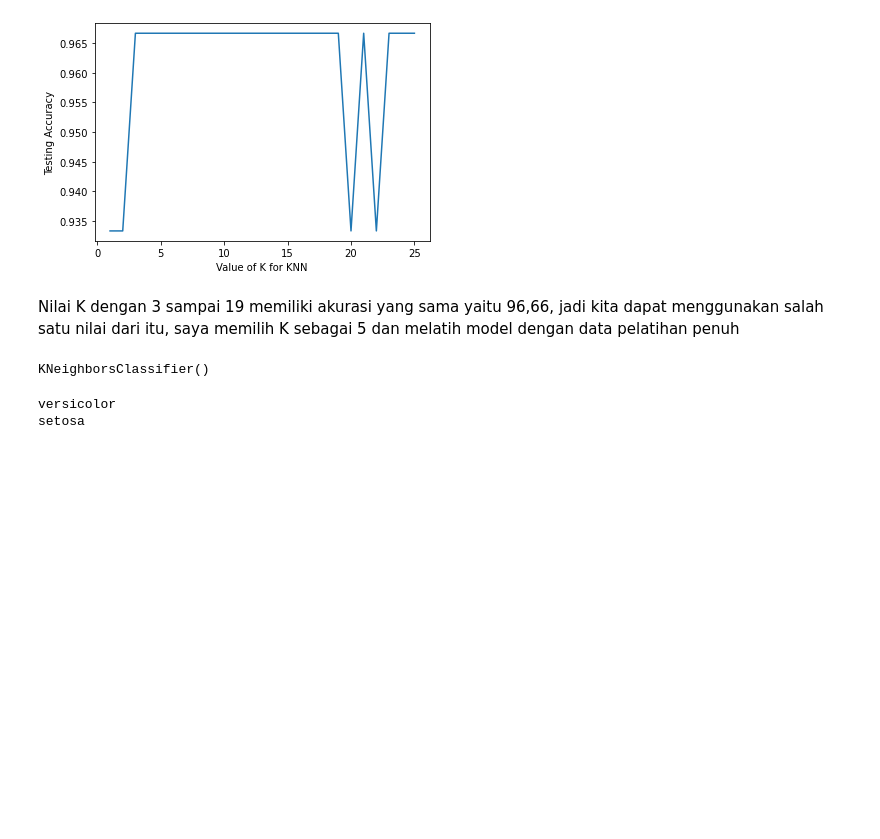
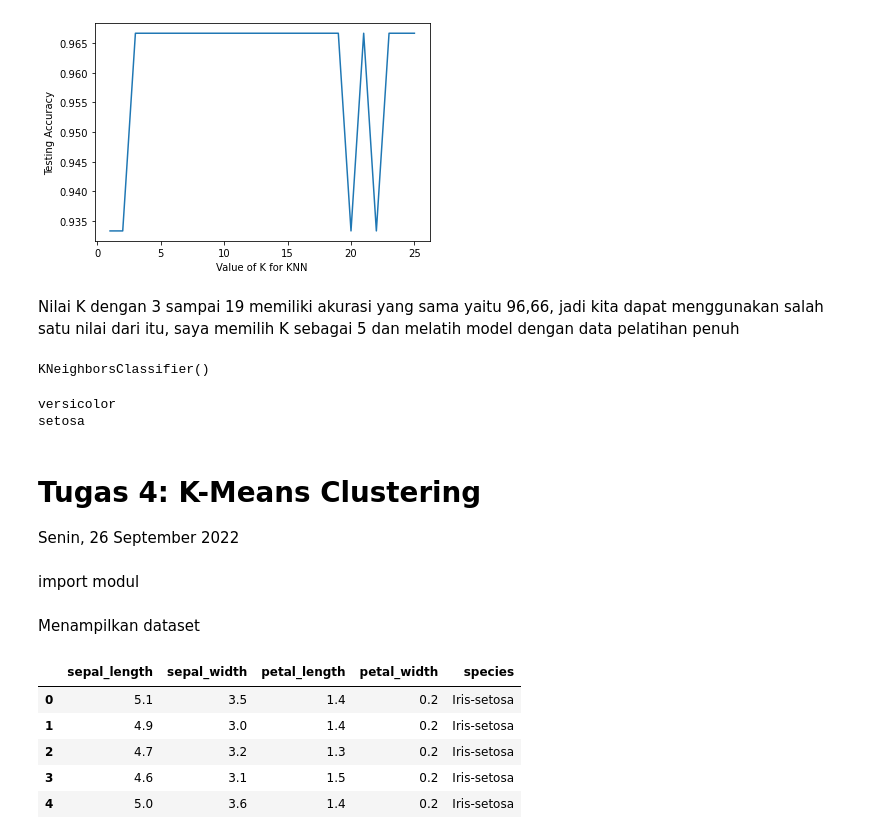
Before and after one commit to RibutDwiArtah023/DATAMINING, a Jupyter notebook: _sources/Tugas 1.ipynb, the cells around one changed output. Cells and saved outputs as stored; diff of their text form; code cells hidden in the pictures; blank space fills up the shorter version.

```diff
--- a/_sources/Tugas 1.ipynb
+++ b/_sources/Tugas 1.ipynb
@@ -1917,3 +1917,8 @@ print(classes[y_predict[1]])
 # %% [output]
 versicolor
 setosa
+# %% [markdown]
+# **Tugas 4: K-Means Clustering**
+Senin, 26 September 2022
+# %% [markdown]
+import modul
@@ -1919,0 +1933,14 @@ setosa
+# %% [markdown]
+Menampilkan dataset
+# %%
+url = "https://raw.githubusercontent.com/RibutDwiArtah023/datamining/main/IRIS.csv"
+#colnames = ['sepal-length', 'sepal-width', 'petal-length', 'petal-width', 'Class']
+air = pd.read_csv(url)
+air.head()
+# %% [output]
+|  | sepal_length | sepal_width | petal_length | petal_width | species |
+| 0 | 5.1 | 3.5 | 1.4 | 0.2 | Iris-setosa |
+| 1 | 4.9 | 3.0 | 1.4 | 0.2 | Iris-setosa |
+| 2 | 4.7 | 3.2 | 1.3 | 0.2 | Iris-setosa |
+| 3 | 4.6 | 3.1 | 1.5 | 0.2 | Iris-setosa |
+| 4 | 5.0 | 3.6 | 1.4 | 0.2 | Iris-setosa |
```
Also changed, not shown: parts of 20 cells of this notebook, 9 other files.
